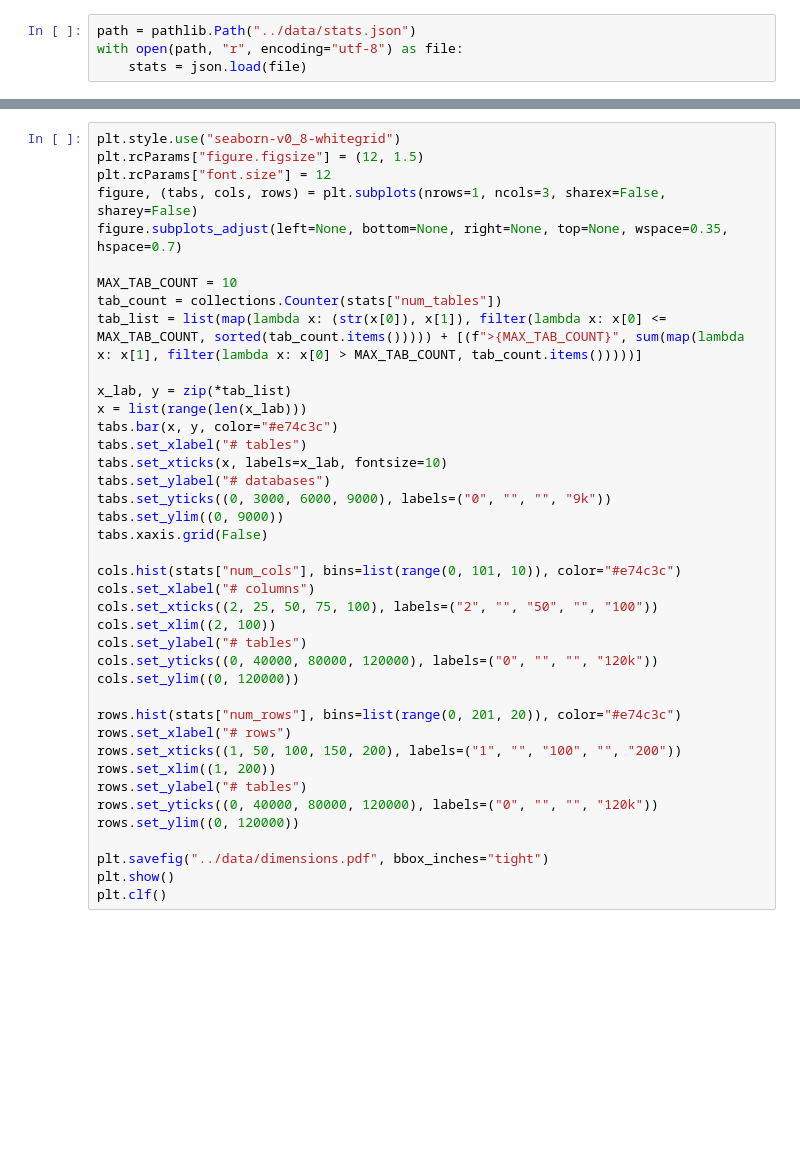
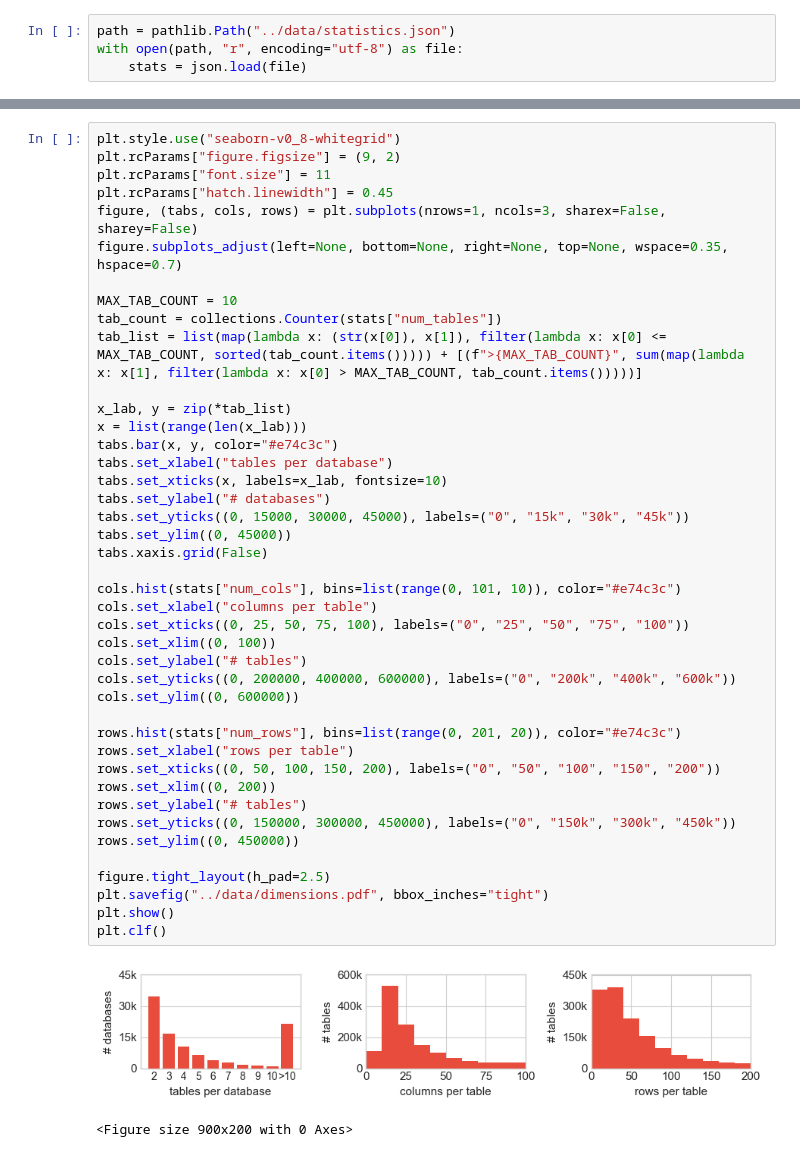
Before and after one commit to DataManagementLab/wikidbs-public, a Jupyter notebook: scripts/analyze_statistics.ipynb, the cells around one changed output, grey strips where cells are left out. Cells and saved outputs as stored; diff of their text form; blank space fills up the shorter version.

```diff
--- a/scripts/analyze_statistics.ipynb
+++ b/scripts/analyze_statistics.ipynb
@@ -13,5 +10,5 @@ pd.set_option("display.float_format", lambda x: "%.3f" % x)
 # %%
-path = pathlib.Path("../data/stats.json")
+path = pathlib.Path("../data/statistics.json")
 with open(path, "r", encoding="utf-8") as file:
     stats = json.load(file)
 # %%
@@ -73,40 +58,45 @@ plt.clf()
 # %%
 plt.style.use("seaborn-v0_8-whitegrid")
-plt.rcParams["figure.figsize"] = (12, 1.5)
-plt.rcParams["font.size"] = 12
+plt.rcParams["figure.figsize"] = (9, 2)
+plt.rcParams["font.size"] = 11
+plt.rcParams["hatch.linewidth"] = 0.45
 figure, (tabs, cols, rows) = plt.subplots(nrows=1, ncols=3, sharex=False, sharey=False)
 figure.subplots_adjust(left=None, bottom=None, right=None, top=None, wspace=0.35, hspace=0.7)
 
 MAX_TAB_COUNT = 10
 tab_count = collections.Counter(stats["num_tables"])
 tab_list = list(map(lambda x: (str(x[0]), x[1]), filter(lambda x: x[0] <= MAX_TAB_COUNT, sorted(tab_count.items())))) + [(f">{MAX_TAB_COUNT}", sum(map(lambda x: x[1], filter(lambda x: x[0] > MAX_TAB_COUNT, tab_count.items()))))]
 
 x_lab, y = zip(*tab_list)
 x = list(range(len(x_lab)))
 tabs.bar(x, y, color="#e74c3c")
-tabs.set_xlabel("# tables")
+tabs.set_xlabel("tables per database")
 tabs.set_xticks(x, labels=x_lab, fontsize=10)
 tabs.set_ylabel("# databases")
-tabs.set_yticks((0, 3000, 6000, 9000), labels=("0", "", "", "9k"))
-tabs.set_ylim((0, 9000))
+tabs.set_yticks((0, 15000, 30000, 45000), labels=("0", "15k", "30k", "45k"))
+tabs.set_ylim((0, 45000))
 tabs.xaxis.grid(False)
 
 cols.hist(stats["num_cols"], bins=list(range(0, 101, 10)), color="#e74c3c")
-cols.set_xlabel("# columns")
-cols.set_xticks((2, 25, 50, 75, 100), labels=("2", "", "50", "", "100"))
-cols.set_xlim((2, 100))
+cols.set_xlabel("columns per table")
+cols.set_xticks((0, 25, 50, 75, 100), labels=("0", "25", "50", "75", "100"))
+cols.set_xlim((0, 100))
 cols.set_ylabel("# tables")
-cols.set_yticks((0, 40000, 80000, 120000), labels=("0", "", "", "120k"))
-cols.set_ylim((0, 120000))
+cols.set_yticks((0, 200000, 400000, 600000), labels=("0", "200k", "400k", "600k"))
+cols.set_ylim((0, 600000))
 
 rows.hist(stats["num_rows"], bins=list(range(0, 201, 20)), color="#e74c3c")
-rows.set_xlabel("# rows")
-rows.set_xticks((1, 50, 100, 150, 200), labels=("1", "", "100", "", "200"))
-rows.set_xlim((1, 200))
+rows.set_xlabel("rows per table")
+rows.set_xticks((0, 50, 100, 150, 200), labels=("0", "50", "100", "150", "200"))
+rows.set_xlim((0, 200))
 rows.set_ylabel("# tables")
-rows.set_yticks((0, 40000, 80000, 120000), labels=("0", "", "", "120k"))
-rows.set_ylim((0, 120000))
+rows.set_yticks((0, 150000, 300000, 450000), labels=("0", "150k", "300k", "450k"))
+rows.set_ylim((0, 450000))
 
+figure.tight_layout(h_pad=2.5)
 plt.savefig("../data/dimensions.pdf", bbox_inches="tight")
 plt.show()
 plt.clf()
+# %% [output]
+[figure, added]
+<Figure size 900x200 with 0 Axes>
```
Also changed, not shown: parts of 9 cells of this notebook, 26 other files.
